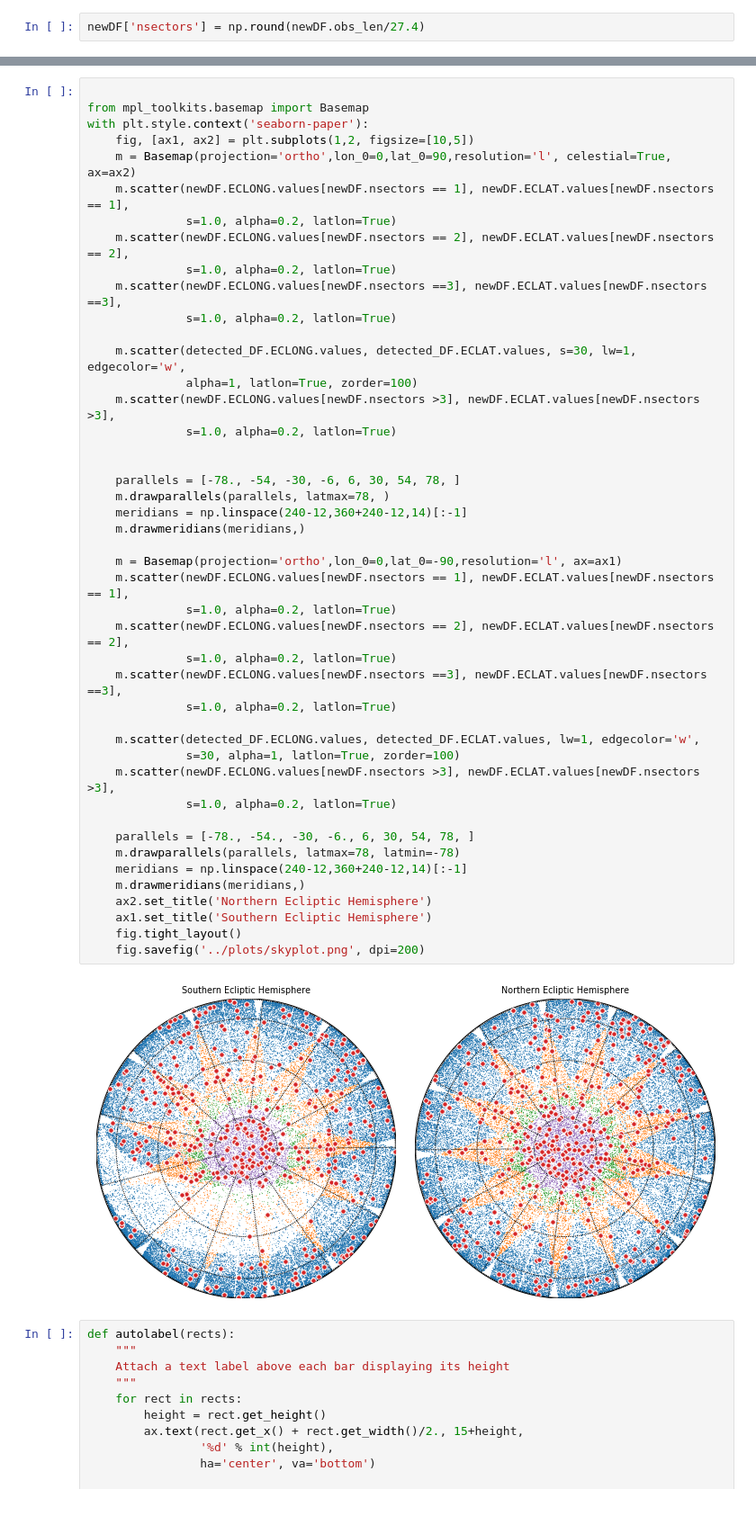
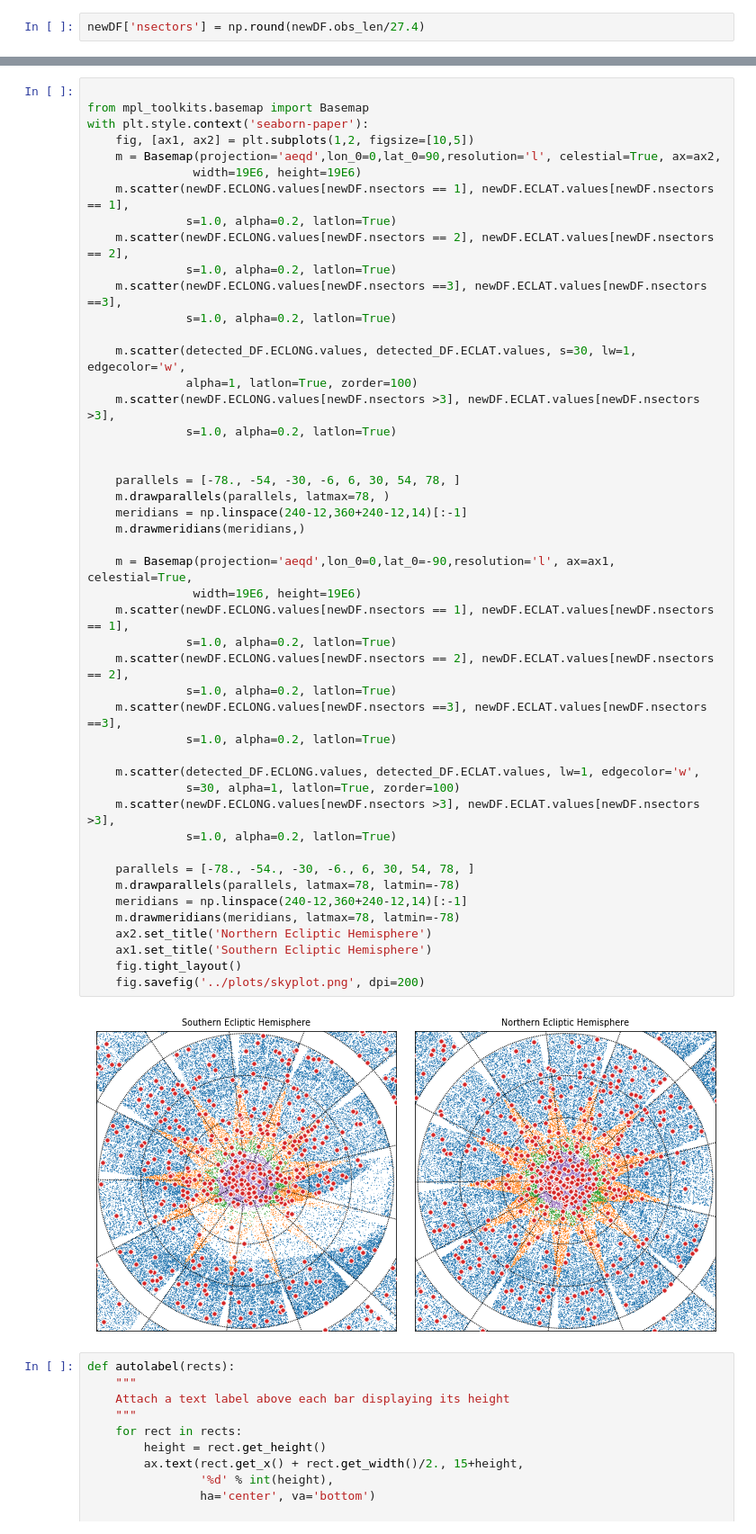
Before and after one commit to mrtommyb/tyieldsim, a Jupyter notebook: code/sims_for_paper-from_fiducial.ipynb, the cells around one changed output, grey strips where cells are left out. Shown at 90% size. Saved outputs shown, nothing was run; the diff lists cells and outputs as text.

```diff
--- a/code/sims_for_paper-from_fiducial.ipynb
+++ b/code/sims_for_paper-from_fiducial.ipynb
@@ -110,7 +112,8 @@ stars brigter than T=9 is 110
 from mpl_toolkits.basemap import Basemap
 with plt.style.context('seaborn-paper'):
     fig, [ax1, ax2] = plt.subplots(1,2, figsize=[10,5])
-    m = Basemap(projection='ortho',lon_0=0,lat_0=90,resolution='l', celestial=True, ax=ax2)
+    m = Basemap(projection='aeqd',lon_0=0,lat_0=90,resolution='l', celestial=True, ax=ax2,
+               width=19E6, height=19E6)
     m.scatter(newDF.ECLONG.values[newDF.nsectors == 1], newDF.ECLAT.values[newDF.nsectors == 1],
               s=1.0, alpha=0.2, latlon=True)
     m.scatter(newDF.ECLONG.values[newDF.nsectors == 2], newDF.ECLAT.values[newDF.nsectors == 2],
@@ -122,36 +125,37 @@ with plt.style.context('seaborn-paper'):
               alpha=1, latlon=True, zorder=100)
     m.scatter(newDF.ECLONG.values[newDF.nsectors >3], newDF.ECLAT.values[newDF.nsectors >3],
               s=1.0, alpha=0.2, latlon=True)
 
 
     parallels = [-78., -54, -30, -6, 6, 30, 54, 78, ]
     m.drawparallels(parallels, latmax=78, )
     meridians = np.linspace(240-12,360+240-12,14)[:-1]
     m.drawmeridians(meridians,)
 
-    m = Basemap(projection='ortho',lon_0=0,lat_0=-90,resolution='l', ax=ax1)
+    m = Basemap(projection='aeqd',lon_0=0,lat_0=-90,resolution='l', ax=ax1, celestial=True,
+               width=19E6, height=19E6)
     m.scatter(newDF.ECLONG.values[newDF.nsectors == 1], newDF.ECLAT.values[newDF.nsectors == 1],
               s=1.0, alpha=0.2, latlon=True)
     m.scatter(newDF.ECLONG.values[newDF.nsectors == 2], newDF.ECLAT.values[newDF.nsectors == 2],
               s=1.0, alpha=0.2, latlon=True)
     m.scatter(newDF.ECLONG.values[newDF.nsectors ==3], newDF.ECLAT.values[newDF.nsectors ==3],
               s=1.0, alpha=0.2, latlon=True)
 
     m.scatter(detected_DF.ECLONG.values, detected_DF.ECLAT.values, lw=1, edgecolor='w',
               s=30, alpha=1, latlon=True, zorder=100)
     m.scatter(newDF.ECLONG.values[newDF.nsectors >3], newDF.ECLAT.values[newDF.nsectors >3],
               s=1.0, alpha=0.2, latlon=True)
 
     parallels = [-78., -54., -30, -6., 6, 30, 54, 78, ]
     m.drawparallels(parallels, latmax=78, latmin=-78)
     meridians = np.linspace(240-12,360+240-12,14)[:-1]
-    m.drawmeridians(meridians,)
+    m.drawmeridians(meridians, latmax=78, latmin=-78)
     ax2.set_title('Northern Ecliptic Hemisphere')
     ax1.set_title('Southern Ecliptic Hemisphere')
     fig.tight_layout()
     fig.savefig('../plots/skyplot.png', dpi=200)
 # %% [output]
-[figure, old version]
+[figure, new version]
 # %%
 def autolabel(rects):
     """
```
Also changed, not shown: parts of 34 cells of this notebook, 7 other files.
